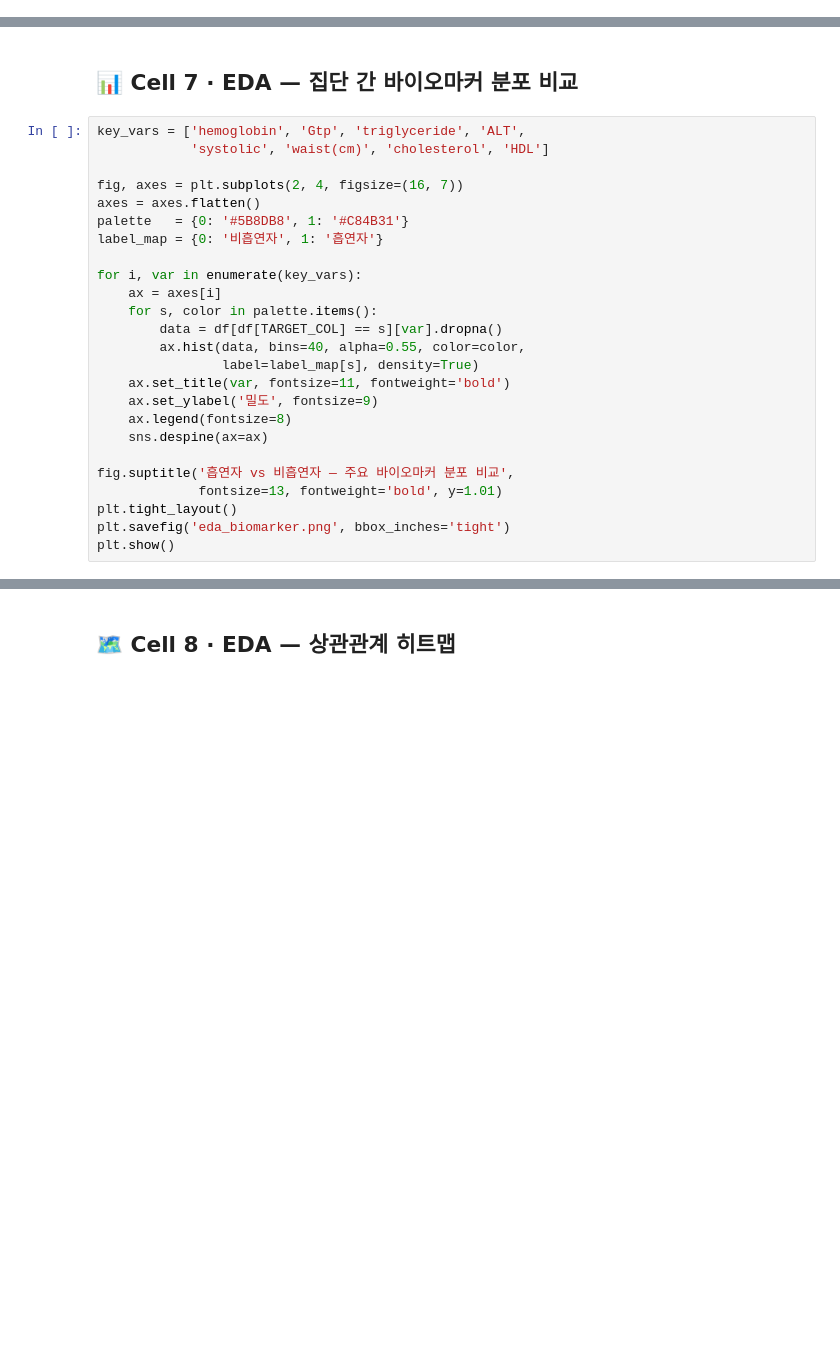
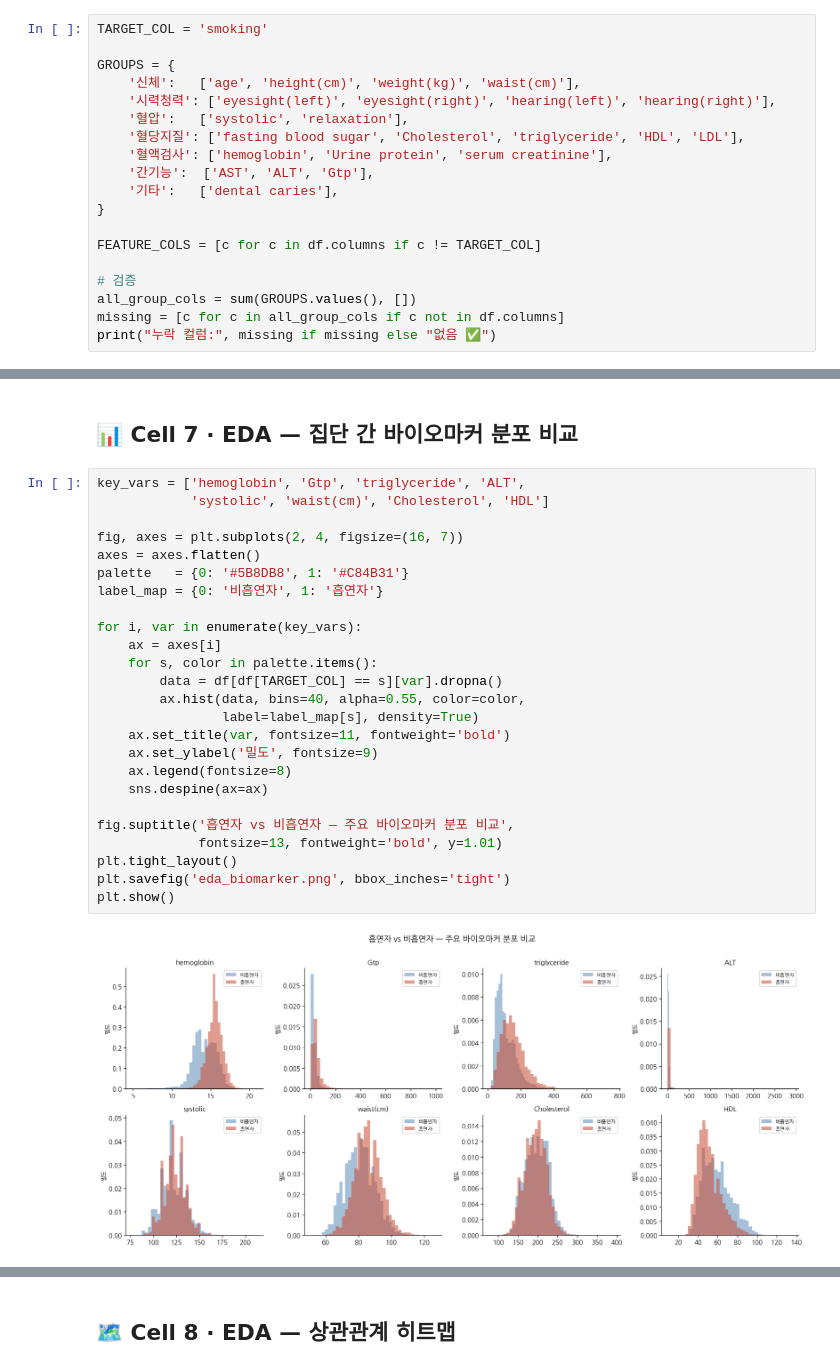
Before and after one commit to runmc3812/Healthcare_Informatics_Integration-2026-, a Jupyter notebook: 4조/smoker_biosignal_analysis.ipynb, the cells around one changed output, grey strips where cells are left out. Drawn from its saved outputs; the diff is of its cells as text; blank space fills up the shorter version.

```diff
--- a/4조/smoker_biosignal_analysis.ipynb
+++ b/4조/smoker_biosignal_analysis.ipynb
@@ -130,2 +183,21 @@ print(f"\n총 {len(FEATURE_COLS)}개 변수")
 # %% [markdown]
 ## 🔧 Cell 6 · 전처리 — 이상치 Winsorizing + Train/Test 분할
+# %%
+TARGET_COL = 'smoking'
+
+GROUPS = {
+    '신체':   ['age', 'height(cm)', 'weight(kg)', 'waist(cm)'],
+    '시력청력': ['eyesight(left)', 'eyesight(right)', 'hearing(left)', 'hearing(right)'],
+    '혈압':   ['systolic', 'relaxation'],
+    '혈당지질': ['fasting blood sugar', 'Cholesterol', 'triglyceride', 'HDL', 'LDL'],
+    '혈액검사': ['hemoglobin', 'Urine protein', 'serum creatinine'],
+    '간기능':  ['AST', 'ALT', 'Gtp'],
+    '기타':   ['dental caries'],
+}
+
+FEATURE_COLS = [c for c in df.columns if c != TARGET_COL]
+
+# 검증
+all_group_cols = sum(GROUPS.values(), [])
+missing = [c for c in all_group_cols if c not in df.columns]
+print("누락 컬럼:", missing if missing else "없음 ✅")
@@ -148,29 +225,31 @@ print(f"Train 흡연율: {y_train.mean():.3f}  |  Test 흡연율: {y_test.mean()
 ## 📊 Cell 7 · EDA — 집단 간 바이오마커 분포 비교
 # %%
 key_vars = ['hemoglobin', 'Gtp', 'triglyceride', 'ALT',
-            'systolic', 'waist(cm)', 'cholesterol', 'HDL']
+            'systolic', 'waist(cm)', 'Cholesterol', 'HDL']
 
 fig, axes = plt.subplots(2, 4, figsize=(16, 7))
 axes = axes.flatten()
 palette   = {0: '#5B8DB8', 1: '#C84B31'}
 label_map = {0: '비흡연자', 1: '흡연자'}
 
 for i, var in enumerate(key_vars):
     ax = axes[i]
     for s, color in palette.items():
         data = df[df[TARGET_COL] == s][var].dropna()
         ax.hist(data, bins=40, alpha=0.55, color=color,
                 label=label_map[s], density=True)
     ax.set_title(var, fontsize=11, fontweight='bold')
     ax.set_ylabel('밀도', fontsize=9)
     ax.legend(fontsize=8)
     sns.despine(ax=ax)
 
 fig.suptitle('흡연자 vs 비흡연자 — 주요 바이오마커 분포 비교',
              fontsize=13, fontweight='bold', y=1.01)
 plt.tight_layout()
 plt.savefig('eda_biomarker.png', bbox_inches='tight')
 plt.show()
+# %% [output]
+[figure, added]
 # %%
 # 집단 평균 비교표
 mean_tbl = df.groupby(TARGET_COL)[key_vars].mean().T.rename(
```
Also changed, not shown: parts of 17 cells of this notebook.
